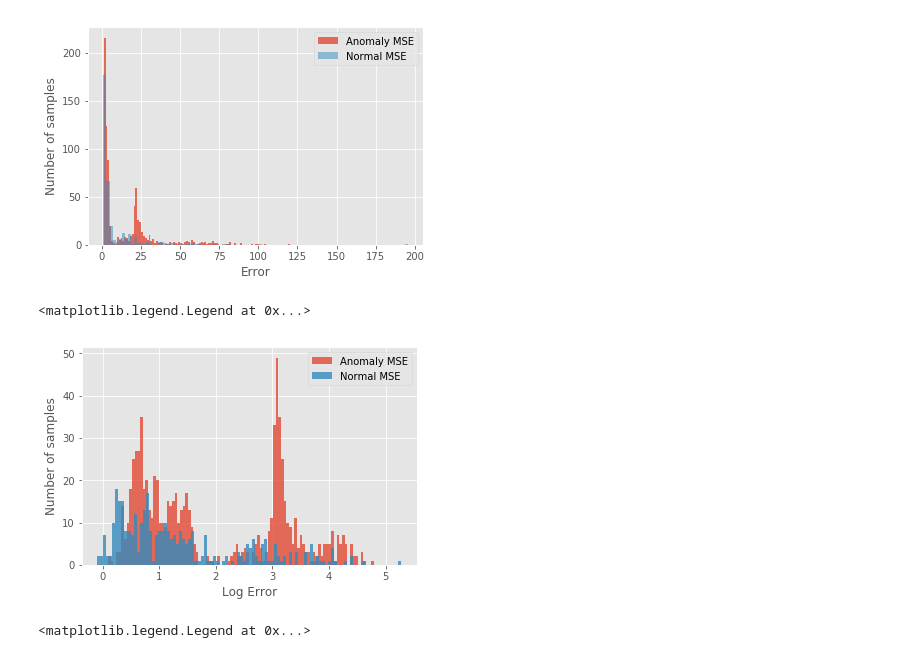
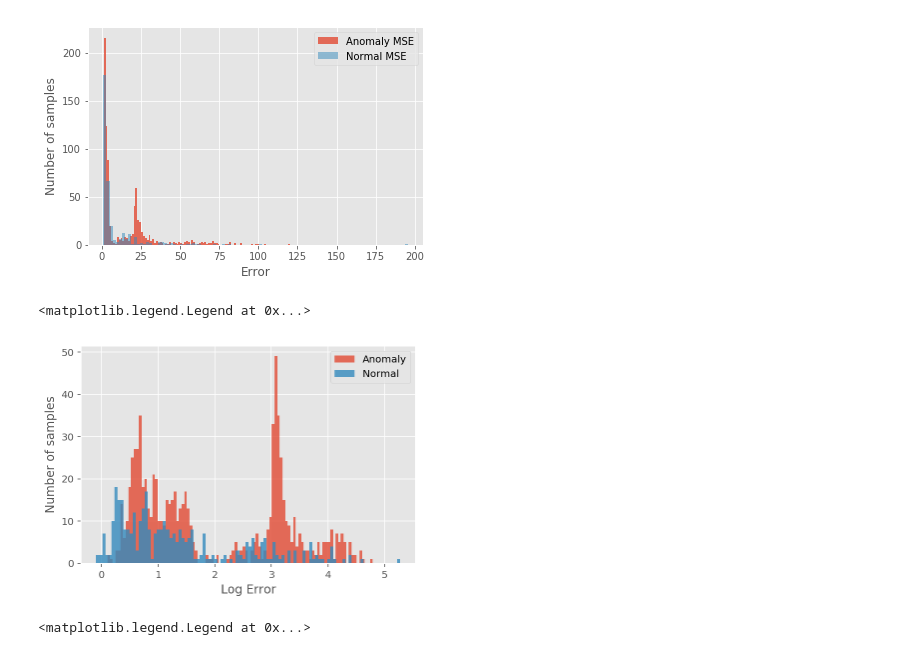
Before and after one commit to mttmac/glance, a Jupyter notebook: VAE_MSE_classification.ipynb, the cells around one changed output. Drawn from its saved outputs; the diff is of its cells as text; code cells hidden in the pictures.

```diff
--- a/VAE_MSE_classification.ipynb
+++ b/VAE_MSE_classification.ipynb
@@ -285,14 +288,14 @@ plt.legend()
 [figure]
 # %%
 # With log values
-plt.hist(np.log(anomaly), label='Anomaly MSE', bins=100, alpha=0.8)
-plt.hist(np.log(normaly), label='Normal MSE', bins=100, alpha=0.8)
+plt.hist(np.log(anomaly), label='Anomaly', bins=100, alpha=0.8)
+plt.hist(np.log(normaly), label='Normal', bins=100, alpha=0.8)
 plt.xlabel('Log Error')
 plt.ylabel('Number of samples')
 plt.legend()
 # %% [output]
 <matplotlib.legend.Legend at 0x...>
-[figure, old version]
+[figure, new version]
 # %%
 normalx = np.random.rand(len(normaly))
 anomalx = np.random.rand(len(anomaly))
```
Also changed, not shown: parts of 10 cells of this notebook, 1 other file.
